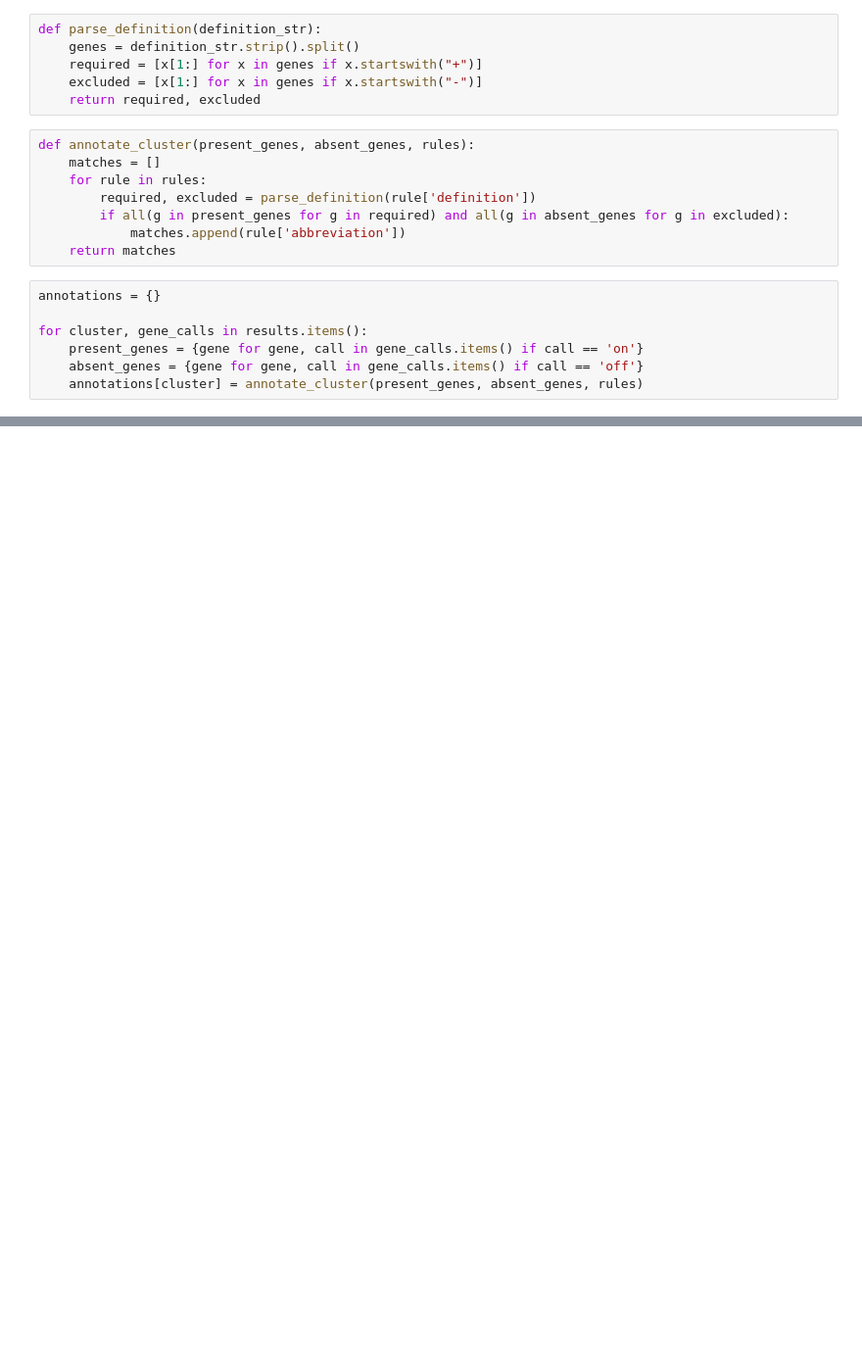
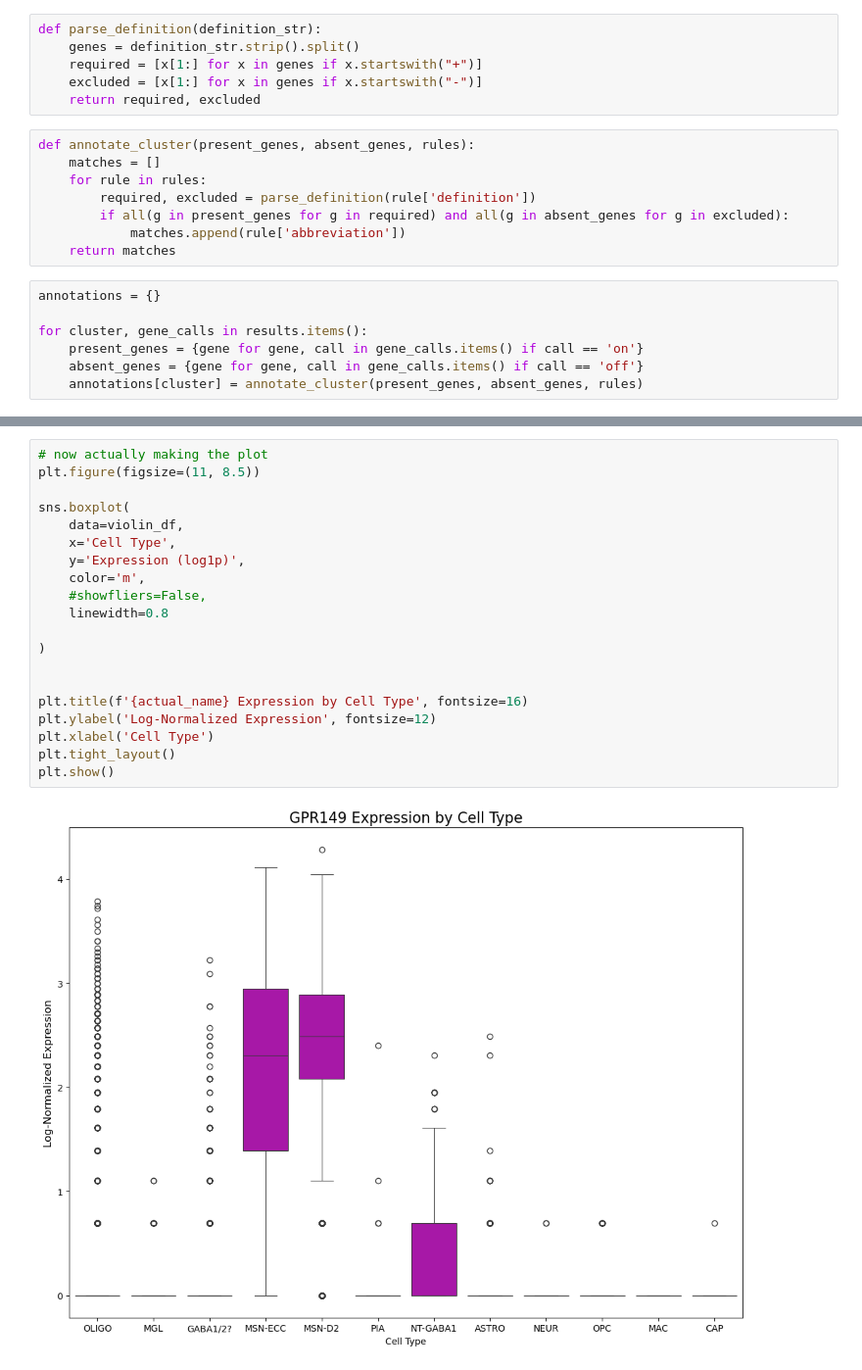
Before and after one commit to saatvik-viniak/sc-RNA-atlas, a Jupyter notebook: External Segment of globus pallidus/externalGP.ipynb, the cells around one changed output, grey strips where cells are left out. Shown at 98% size. Saved outputs shown, nothing was run; the diff lists cells and outputs as text; blank space fills up the shorter version.

```diff
--- a/External Segment of globus pallidus/externalGP.ipynb
+++ b/External Segment of globus pallidus/externalGP.ipynb
@@ -455,0 +563,22 @@ off
+# %%
+# now actually making the plot
+plt.figure(figsize=(11, 8.5))
+
+sns.boxplot(
+    data=violin_df,
+    x='Cell Type',
+    y='Expression (log1p)',
+    color='m',
+    #showfliers=False,
+    linewidth=0.8
+
+)
+
+
+plt.title(f'{actual_name} Expression by Cell Type', fontsize=16)
+plt.ylabel('Log-Normalized Expression', fontsize=12)
+plt.xlabel('Cell Type')
+plt.tight_layout()
+plt.show()
+# %% [output]
+[figure, added]
```
Also changed, not shown: parts of 21 cells of this notebook, 1 other file.
